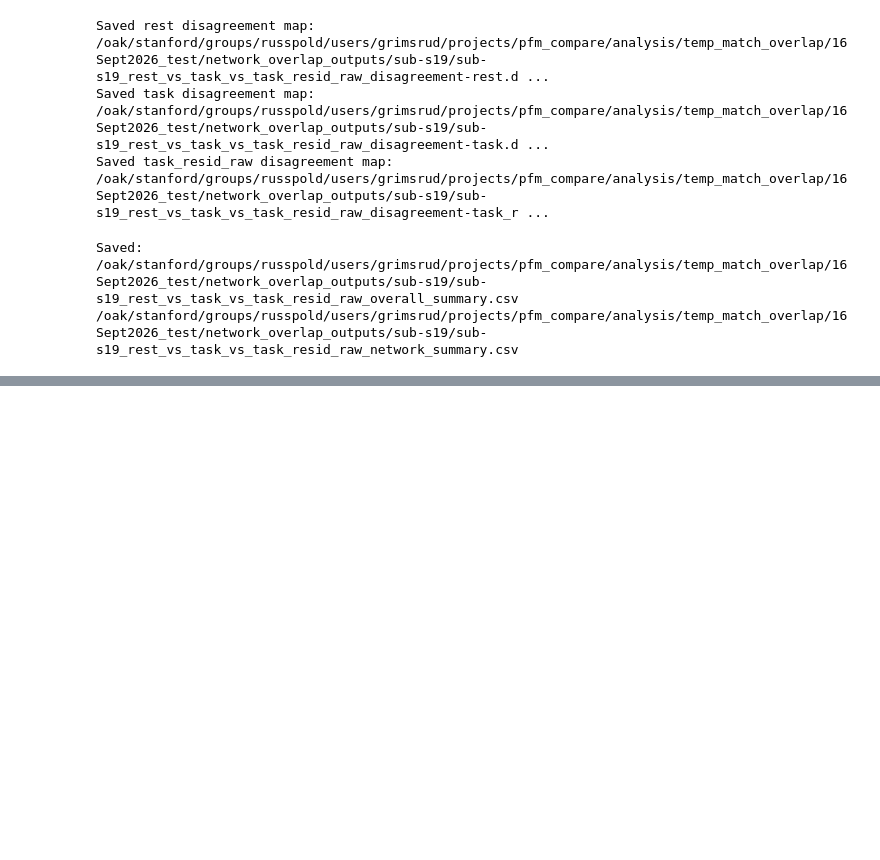
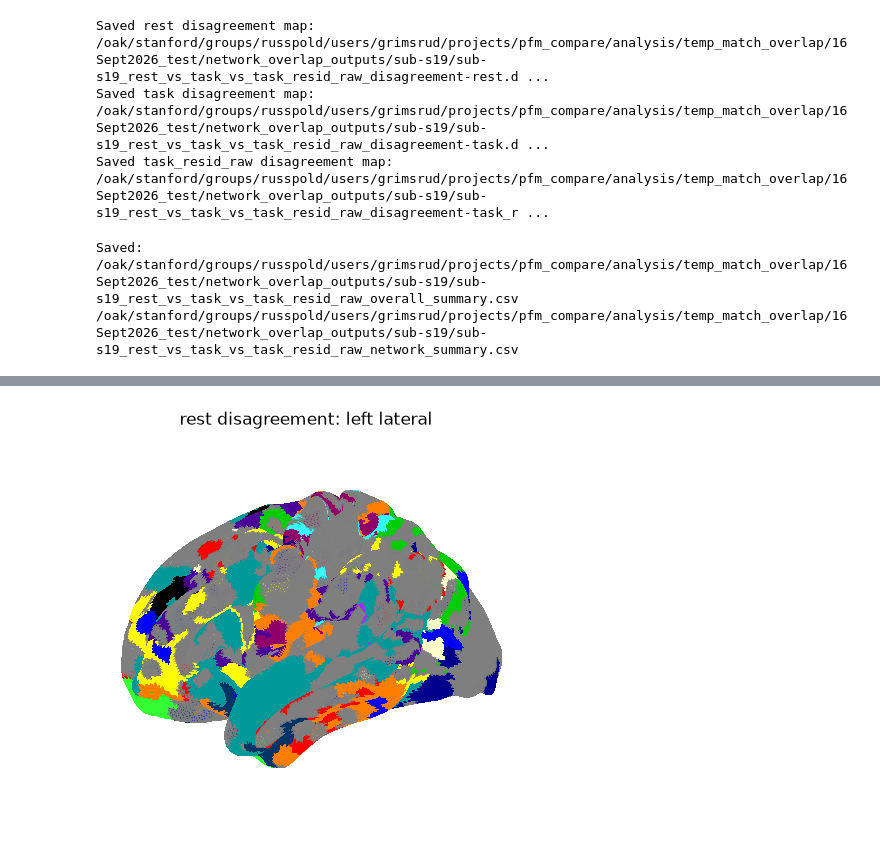
Before and after one commit to grimsrud-g/plot_pfm_overlap, a Jupyter notebook: temp_match_overlap_singlesub.ipynb, the cells around one changed output, grey strips where cells are left out. Cells and saved outputs as stored; diff of their text form; code cells hidden in the pictures; blank space fills up the shorter version.

```diff
--- a/temp_match_overlap_singlesub.ipynb
+++ b/temp_match_overlap_singlesub.ipynb
@@ -1260,0 +1433,9 @@ Saved:
+# %%
+for background_id in background_values:
+    if background_id < color_array.shape[0]:
+        color_array[background_id] = (
+            1.0,
+            1.0,
+            1.0,
+            0.0,
+        )
@@ -1260,0 +1487,11 @@ Saved:
+# %%
+# surface views (columns): (hemisphere, view, surface)
+surface_views = [
+    ("left", "lateral", left_surface_path),
+    ("left", "medial", left_surface_path),
+    ("right", "lateral", right_surface_path),
+    ("right", "medial", right_surface_path),
+]
+
+for hemi, view, surface_path in surface_views:
+    print(f"{hemi:5} {view:7} {surface_path.name}")
@@ -1260,0 +1587,29 @@ Saved:
+# %%
+## TEST: plot one map / one view before building the full grid
+# nilearn draws each panel in a cube sized to the brain's longest axis
+# (zoom=1.3), leaving empty space above/below lateral and medial views.
+# Increase panel_zoom to fill the panel; too high clips the frontal and
+# occipital poles. The full figure below reuses this value.
+panel_zoom = 1.5
+
+test_map_label = next(iter(maps_to_plot))
+test_hemi, test_view, test_surface_path = surface_views[0]
+
+test_fig = plotting.plot_surf_roi(
+    str(test_surface_path),
+    roi_map=hemisphere_values_by_map[test_map_label][test_hemi],
+    hemi=test_hemi,
+    view=test_view,
+    cmap=dlabel_network_cmap,
+    vmin=color_min,
+    vmax=color_max,
+    threshold=1e-14,
+    colorbar=False,
+    title=f"{test_map_label}: {test_hemi} {test_view}",
+)
+
+test_fig.axes[0].set_box_aspect(None, zoom=panel_zoom)
+
+plt.show()
+# %% [output]
+[figure, added]
```
Also changed, not shown: parts of 15 cells of this notebook, 3 other files.
